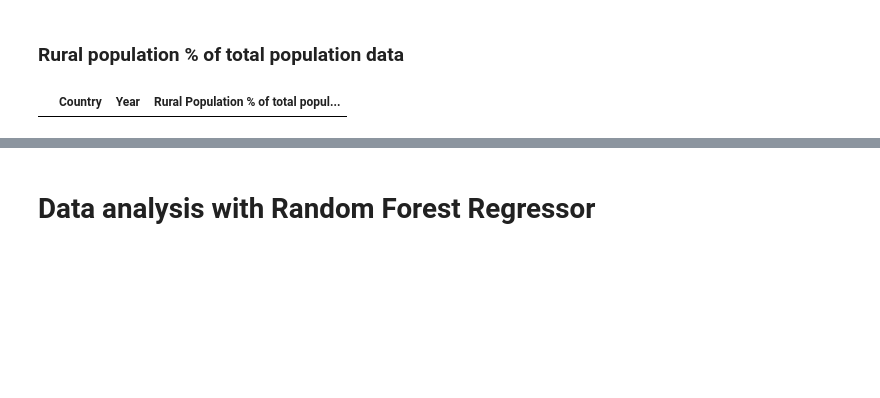
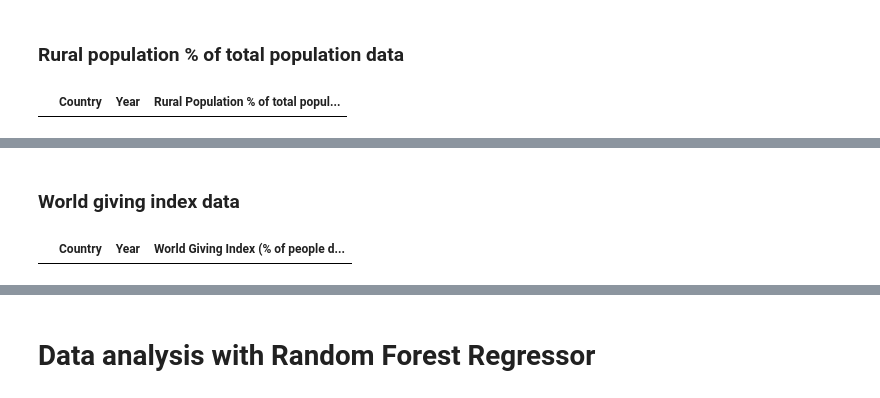
Before and after one commit to thirdcoffee/predicting-world-happiness, a Jupyter notebook: notebooks/predictor.ipynb, the cells around one changed output, grey strips where cells are left out. Cells and saved outputs as stored; diff of their text form; code cells hidden in the pictures; blank space fills up the shorter version.

```diff
--- a/notebooks/predictor.ipynb
+++ b/notebooks/predictor.ipynb
@@ -277,0 +329,20 @@ rp_df.loc[rp_df['Rural Population % of total population'].isna()]
+# %% [markdown]
+### World giving index data
+# %%
+wg_df = pd.read_csv('../data/world-giving-index.csv')
+
+# Melt frame
+wg_df = pd.melt(wg_df, id_vars=['Country'], var_name='Year', value_name='World Giving Index (% of people donating to charity')
+
+# Convert Year to int
+wg_df['Year'] = wg_df['Year'].astype(int)
+
+# Filter to 2015-2021
+wg_df = wg_df.loc[wg_df['Year'].isin(range(start_year, end_year+1))]
+
+# Filter to country set
+wg_df = wg_df[wg_df['Country'].isin(country_set)]
+
+wg_df.loc[wg_df['World Giving Index (% of people donating to charity'].isna()]
+# %% [output]
+|  | Country | Year | World Giving Index (% of people d... |
```
Also changed, not shown: parts of 9 cells of this notebook, 5 other files.
